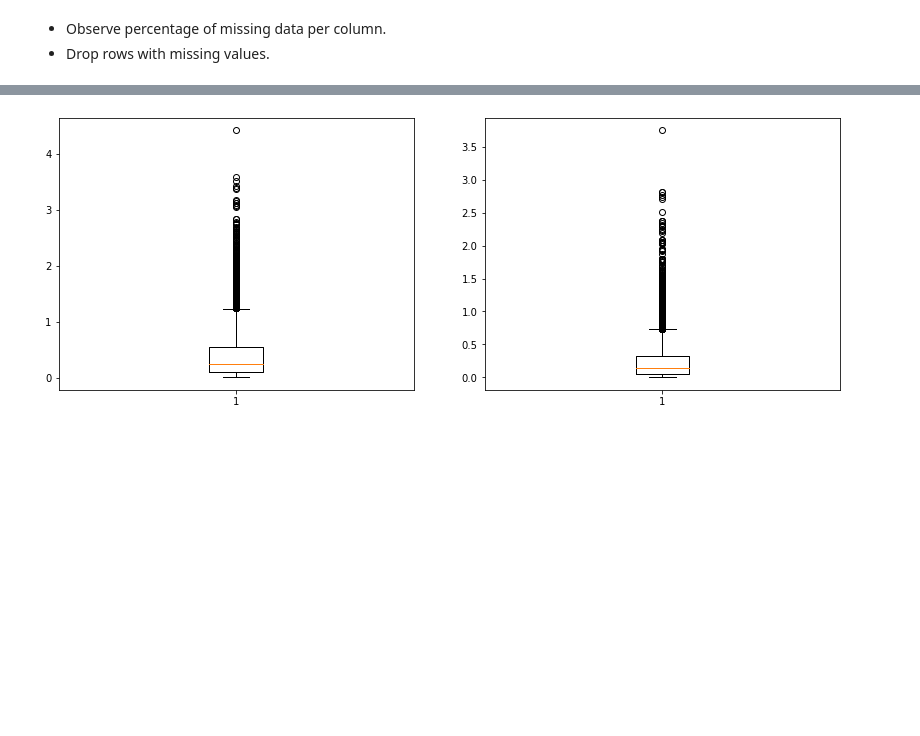
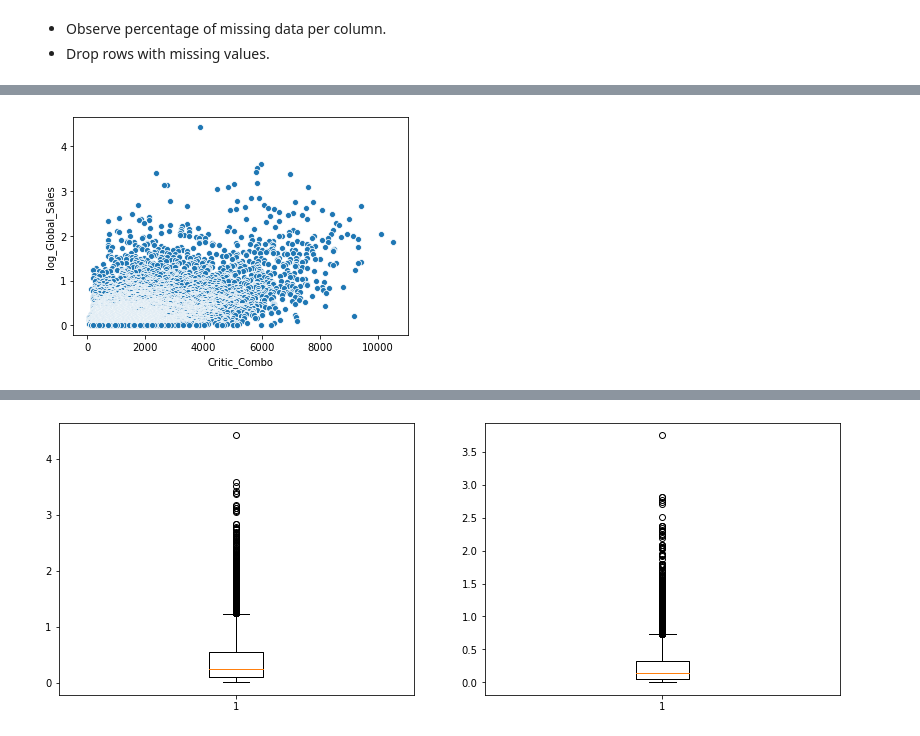
Before and after one commit to Ninjaneer1/VideoGameSalesPredictor, a Jupyter notebook: Video_Game_Sales_Predictor.ipynb, the cells around one changed output, grey strips where cells are left out. Drawn from its saved outputs; the diff is of its cells as text; code cells hidden in the pictures; blank space fills up the shorter version.

```diff
--- a/Video_Game_Sales_Predictor.ipynb
+++ b/Video_Game_Sales_Predictor.ipynb
@@ -217 +202,6 @@ Name: log_Global_sales, dtype: float64
 [interactive output not drawn]
+# %%
+sns.scatterplot(x=df["Critic_Combo"], y=df["log_Global_Sales"])
+plt.show()
+# %% [output]
+[figure, added]
```
Also changed, not shown: parts of 74 cells of this notebook.
